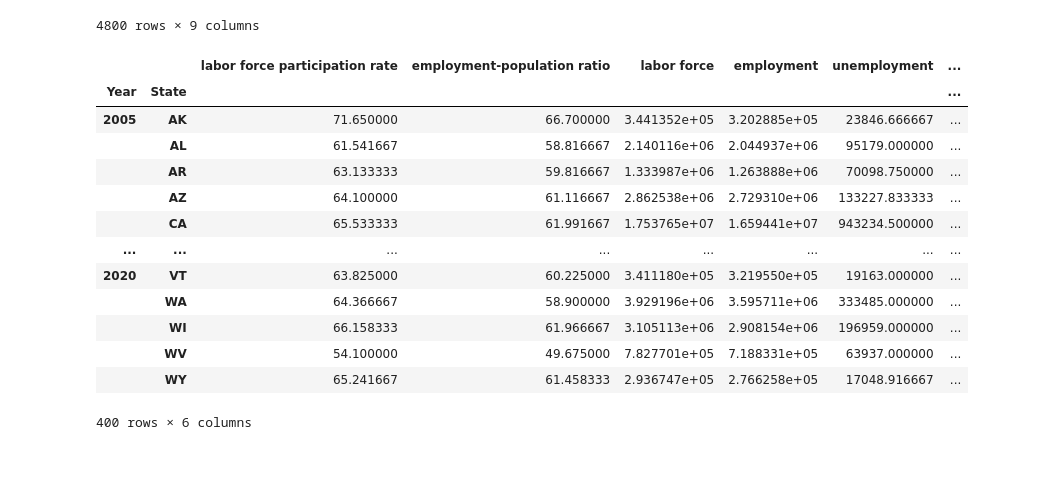
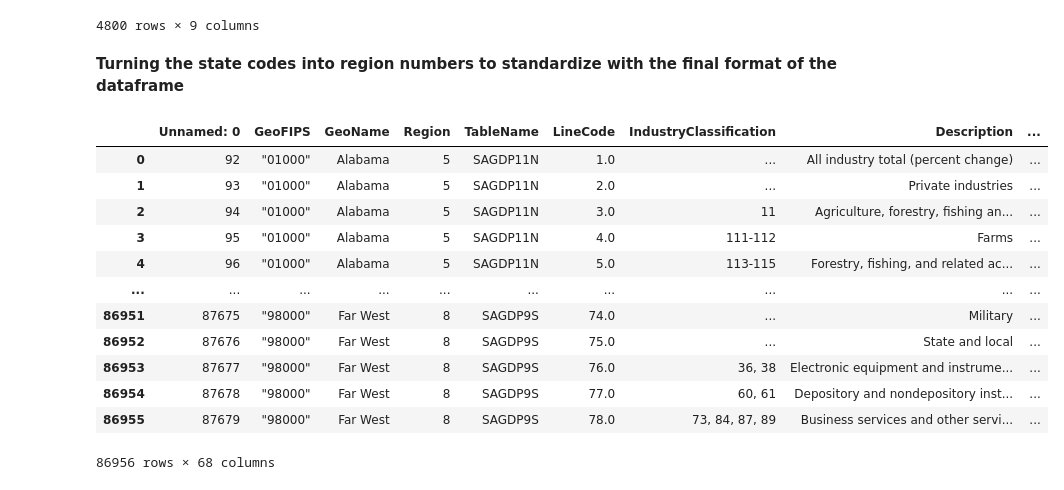
Before and after one commit to MajdAlali99/Data-Wrangling-Project, a Jupyter notebook: Gilbert/unemployment_rate.ipynb, the cells around one changed output. Drawn from its saved outputs; the diff is of its cells as text; code cells hidden in the pictures; blank space fills up the shorter version.

```diff
--- a/Gilbert/unemployment_rate.ipynb
+++ b/Gilbert/unemployment_rate.ipynb
@@ -143,23 +147,7 @@ df2
 | 190 | 2020 | Nov | 64.6 | 61.2 | 291440 | 276394 | 15046 | ... |
 | 191 | 2020 | Dec | 64.5 | 61.2 | 291200 | 276231 | 14969 | ... |
 4800 rows × 9 columns
+# %% [markdown]
+<b>Turning the state codes into region numbers to standardize with the final format of the dataframe</b>
 # %%
-#calculating the mean unemployment rate per year for each state
-#we only want the unemployment rate
-df_final = df2.groupby(['Year','State']).mean()
-df_final
+gdp_df = pd.read_csv('../Majd/Final-GDP-dataset.csv')
-# %% [output]
-|  |  | labor force participation rate | employment-population ratio | labor force | employment | unemployment | ... |
-| Year | State |  |  |  |  |  | ... |
-| 2005 | AK | 71.650000 | 66.700000 | 3.441352e+05 | 3.202885e+05 | 23846.666667 | ... |
-|  | AL | 61.541667 | 58.816667 | 2.140116e+06 | 2.044937e+06 | 95179.000000 | ... |
-|  | AR | 63.133333 | 59.816667 | 1.333987e+06 | 1.263888e+06 | 70098.750000 | ... |
-|  | AZ | 64.100000 | 61.116667 | 2.862538e+06 | 2.729310e+06 | 133227.833333 | ... |
-|  | CA | 65.533333 | 61.991667 | 1.753765e+07 | 1.659441e+07 | 943234.500000 | ... |
-| ... | ... | ... | ... | ... | ... | ... | ... |
-| 2020 | VT | 63.825000 | 60.225000 | 3.411180e+05 | 3.219550e+05 | 19163.000000 | ... |
-|  | WA | 64.366667 | 58.900000 | 3.929196e+06 | 3.595711e+06 | 333485.000000 | ... |
-|  | WI | 66.158333 | 61.966667 | 3.105113e+06 | 2.908154e+06 | 196959.000000 | ... |
-|  | WV | 54.100000 | 49.675000 | 7.827701e+05 | 7.188331e+05 | 63937.000000 | ... |
-|  | WY | 65.241667 | 61.458333 | 2.936747e+05 | 2.766258e+05 | 17048.916667 | ... |
-400 rows × 6 columns
@@ -168,0 +154,16 @@ df_final.to_csv('Final-Employment-Data.csv')
+# %%
+gdp_df
+# %% [output]
+|  | Unnamed: 0 | GeoFIPS | GeoName | Region | TableName | LineCode | IndustryClassification | Description | ... |
+| 0 | 92 | "01000" | Alabama | 5 | SAGDP11N | 1.0 | ... | All industry total (percent change) | ... |
+| 1 | 93 | "01000" | Alabama | 5 | SAGDP11N | 2.0 | ... | Private industries | ... |
+| 2 | 94 | "01000" | Alabama | 5 | SAGDP11N | 3.0 | 11 | Agriculture, forestry, fishing an... | ... |
+| 3 | 95 | "01000" | Alabama | 5 | SAGDP11N | 4.0 | 111-112 | Farms | ... |
+| 4 | 96 | "01000" | Alabama | 5 | SAGDP11N | 5.0 | 113-115 | Forestry, fishing, and related ac... | ... |
+| ... | ... | ... | ... | ... | ... | ... | ... | ... | ... |
+| 86951 | 87675 | "98000" | Far West | 8 | SAGDP9S | 74.0 | ... | Military | ... |
+| 86952 | 87676 | "98000" | Far West | 8 | SAGDP9S | 75.0 | ... | State and local | ... |
+| 86953 | 87677 | "98000" | Far West | 8 | SAGDP9S | 76.0 | 36, 38 | Electronic equipment and instrume... | ... |
+| 86954 | 87678 | "98000" | Far West | 8 | SAGDP9S | 77.0 | 60, 61 | Depository and nondepository inst... | ... |
+| 86955 | 87679 | "98000" | Far West | 8 | SAGDP9S | 78.0 | 73, 84, 87, 89 | Business services and other servi... | ... |
+86956 rows × 68 columns
```
Also changed, not shown: parts of 14 cells of this notebook, 3 other files.
